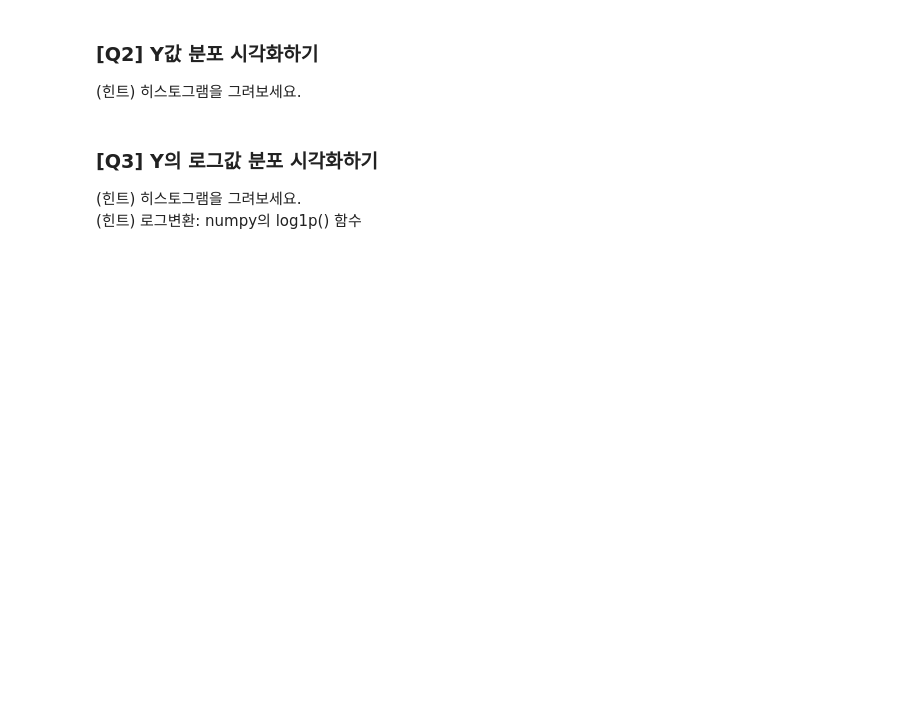
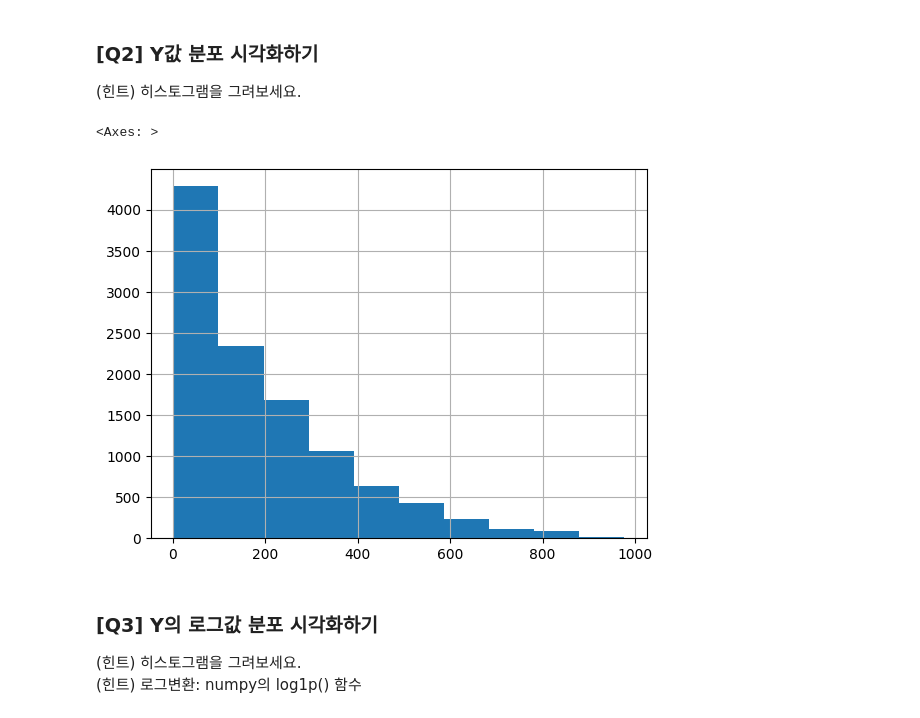
Before and after one commit to JeonJongDae/dinner_stock_AI, a Jupyter notebook: 6주차/bike_sharing_demand_skeleton.ipynb, the cells around one changed output. Drawn from its saved outputs; the diff is of its cells as text; code cells hidden in the pictures; blank space fills up the shorter version.

```diff
--- a/6주차/bike_sharing_demand_skeleton.ipynb
+++ b/6주차/bike_sharing_demand_skeleton.ipynb
@@ -62,0 +107,7 @@ python의 'datetime64' 포맷을 활용해보세요
+# %%
+#[Q3]을 해결하기 위한 코드를 작성하세요
+bike_df['datetime'] = bike_df['datetime'].astype('datetime64')
+bike_df['year']= bike_df['datetime'].dt.year
+bike_df['month']= bike_df['datetime'].dt.month
+bike_df['day']= bike_df['datetime'].dt.day
+bike_df['hour']=bike_df['datetime'].dt.hour
@@ -67,3 +218,5 @@ python의 'datetime64' 포맷을 활용해보세요
 dataframe의 drop()
 # %%
 #[Q4]을 해결하기 위한 코드를 작성하세요
+drop_col = ['datetime','day','registered','casual','atemp']
+bike_df.drop(drop_col, axis=1, inplace=True)
@@ -79,0 +301,3 @@ from sklearn.linear_model import LinearRegression
+# %%
+X= bike_df.drop('count', axis=1)
+y= bike_df['count']
@@ -119,6 +548,10 @@ def get_top5_error_data(y_test, pred):
 (힌트) 히스토그램을 그려보세요.
 # %%
 #[Q2]을 해결하기 위한 코드를 작성하세요
+y.hist()
+# %% [output]
+<Axes: >
+[figure, added]
 # %% [markdown]
 ### [Q3] Y의 로그값 분포 시각화하기
 
```
Also changed, not shown: parts of 48 cells of this notebook.
